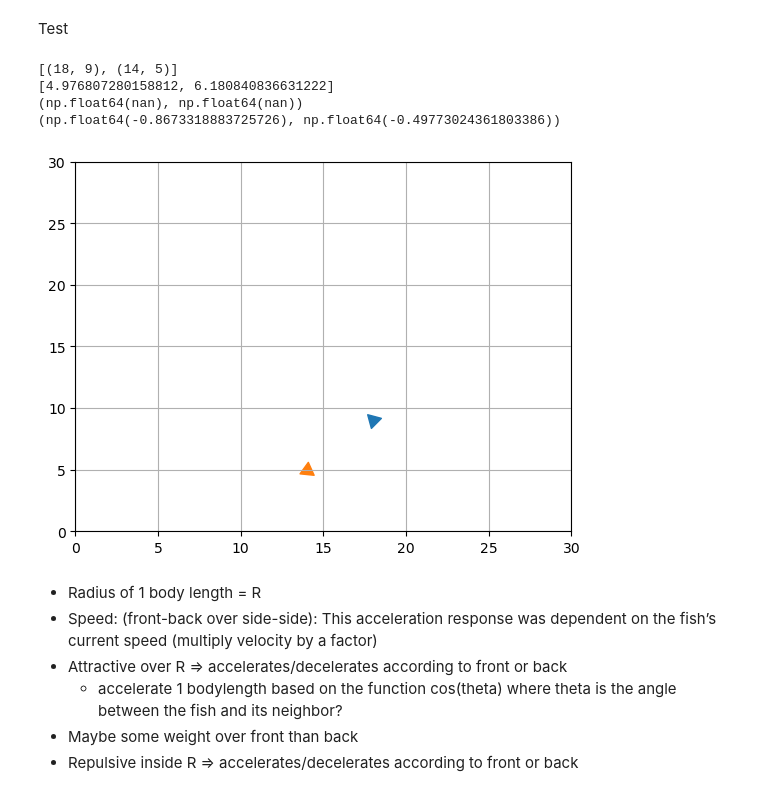
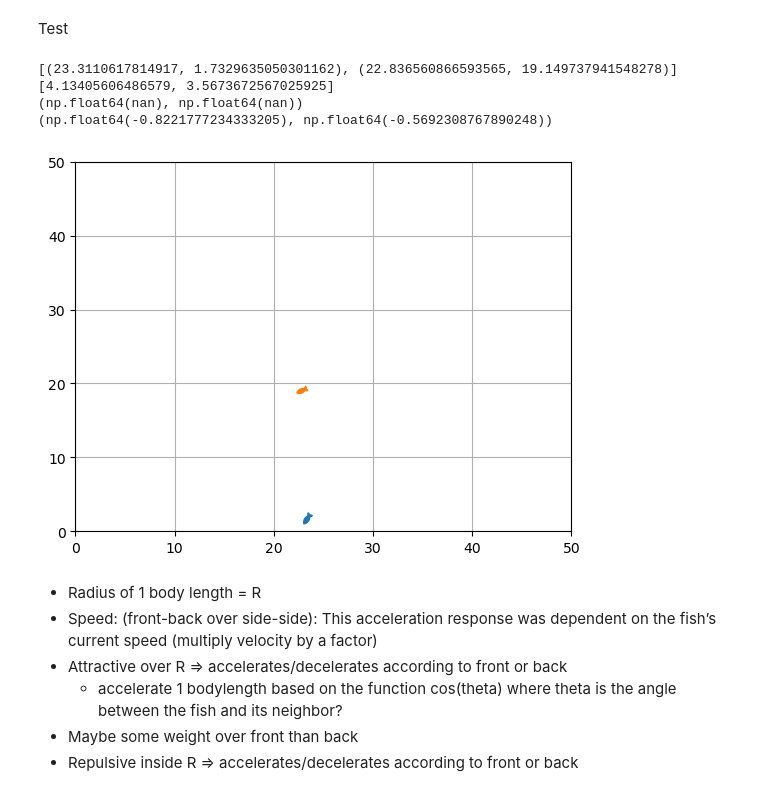
Before and after one commit to Bobomoto/PHYS250-Final-Project, a Jupyter notebook: Finalproject.ipynb, the cells around one changed output. Cells and saved outputs as stored; diff of their text form; code cells hidden in the pictures.

Commit message:
changed speed setting so that it can't be negative, worked more on fish marker

```diff
--- a/Finalproject.ipynb
+++ b/Finalproject.ipynb
@@ -23,11 +36,11 @@ import matplotlib.markers as mmarkers
 Initialization
 # %%
 N = 2 #number of fish
-poolsize = 30 #relative to body length, maybe 1000
+poolsize = 50 #relative to body length, maybe 1000
 maxvelocity = 10 #bodylength per seconds
 
 #init coordinations
-motcoords = [(rng.randint(0,poolsize),rng.randint(0,poolsize)) for i in np.arange(N)]
+motcoords = [(rng.uniform(0,poolsize),rng.uniform(0,poolsize)) for i in np.arange(N)]
 xcoords, ycoords = zip(*motcoords)
 
 #init orientations
@@ -62,8 +75,7 @@ def findnearestneighbor(myindex, mycoord, coordarray):
     return neighbor_index, nearestdist, dist
 
 def findangletoneighbor(myorientation, mycoord, neighborcoord):
-    correctionfornow = myorientation + np.pi/2
-    myangle = correctionfornow #in radians
+    myangle = myorientation #in radians
     myvector = (np.cos(myangle),np.sin(myangle))
     #get vector from me to you and normalize it
     vector_from_me_to_you = np.subtract(neighborcoord,mycoord)/np.linalg.norm(np.subtract(neighborcoord,mycoord))
@@ -82,25 +94,24 @@ Test
 # %%
 #test
 fig, ax = plt.subplots()
-#scaling follows s = 125000/x^2 where x is the width of the coordinate
-
+# scaling follows s = 160000/x^2 where x is the width of the coordinate
 for i in np.arange(N):
-    ax.scatter(xcoords[i],ycoords[i], marker = (3,0, degmotangles[i]), s = 125000/poolsize**2)
+    rotfmarker = fmarker.transformed(mpl.transforms.Affine2D().rotate_deg(degmotangles[i]))
+    ax.scatter(xcoords[i],ycoords[i], marker = rotfmarker, s = 160000/poolsize**2)
 
 ax.set_xlim(0,poolsize)
 ax.set_ylim(0,poolsize)
 ax.grid()
 plt.plot()
 
-
 print(motcoords)
 print(radmotangles)
 
 for i in np.arange(N):
     print(findangletoneighbor(radmotangles[0], motcoords[0], motcoords[i]))
 # %% [output]
-[(18, 9), (14, 5)]
-[4.976807280158812, 6.180840836631222]
+[(23.3110617814917, 1.7329635050301162), (22.836560866593565, 19.149737941548278)]
+[4.13405606486579, 3.5673672567025925]
 (np.float64(nan), np.float64(nan))
-(np.float64(-0.8673318883725726), np.float64(-0.49773024361803386))
+(np.float64(-0.8221777234333205), np.float64(-0.5692308767890248))
-[figure, old version]
+[figure, new version]
```
Also changed, not shown: parts of 8 cells of this notebook.
